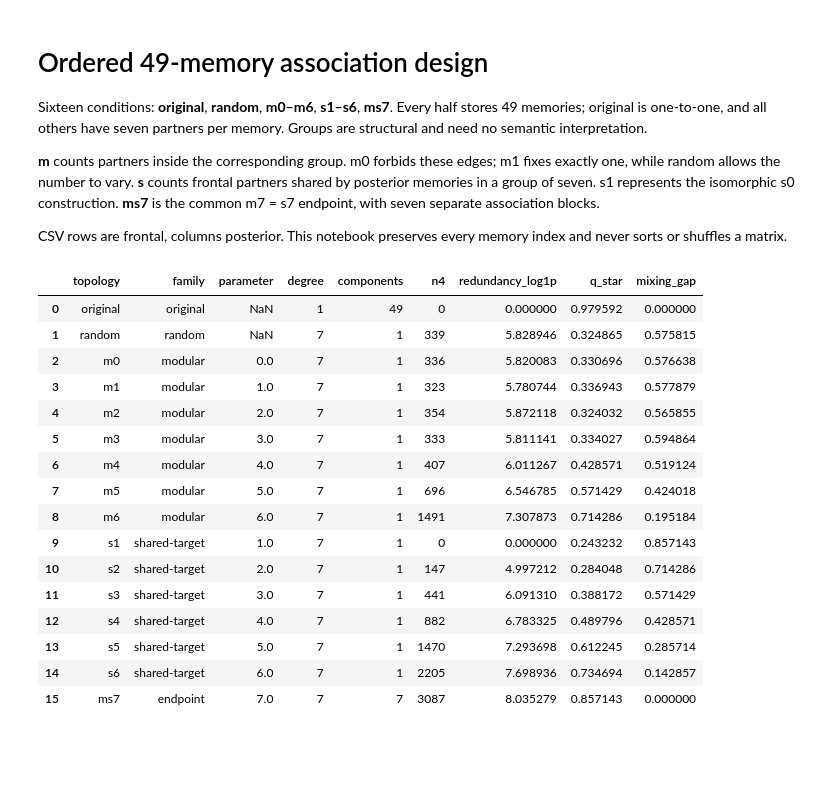
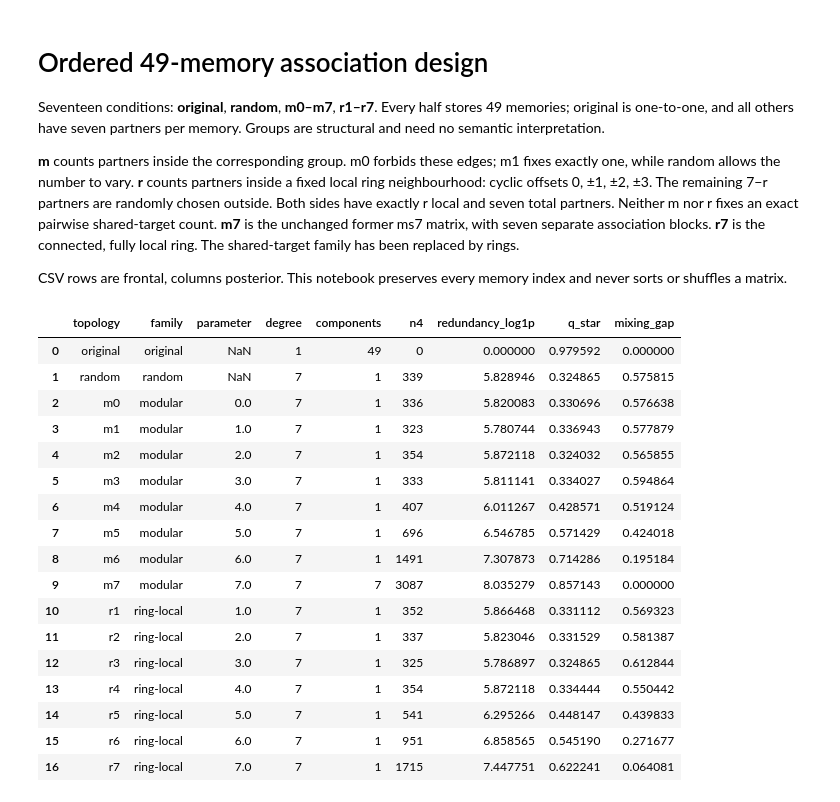
Before and after one commit to a7dita/pottsviz, a Jupyter notebook: analysis/topology_design.ipynb, the cells around one changed output. Saved outputs shown, nothing was run; the diff lists cells and outputs as text; code cells hidden in the pictures; blank space fills up the shorter version.

```diff
--- a/analysis/topology_design.ipynb
+++ b/analysis/topology_design.ipynb
@@ -1,13 +1,13 @@
 # %% [markdown]
 # Ordered 49-memory association design
 
-Sixteen conditions: **original**, **random**, **m0–m6**, **s1–s6**, **ms7**.
+Seventeen conditions: **original**, **random**, **m0–m7**, **r1–r7**.
 Every half stores 49 memories; original is one-to-one, and all others have seven partners per memory.
 Groups are structural and need no semantic interpretation.
 
 **m** counts partners inside the corresponding group. m0 forbids these edges; m1 fixes exactly one, while random allows the number to vary.
-**s** counts frontal partners shared by posterior memories in a group of seven. s1 represents the isomorphic s0 construction.
-**ms7** is the common m7 = s7 endpoint, with seven separate association blocks.
+**r** counts partners inside a fixed local ring neighbourhood: cyclic offsets 0, ±1, ±2, ±3. The remaining 7−r partners are randomly chosen outside. Both sides have exactly r local and seven total partners. Neither m nor r fixes an exact pairwise shared-target count.
+**m7** is the unchanged former ms7 matrix, with seven separate association blocks. **r7** is the connected, fully local ring. The shared-target family has been replaced by rings.
 
 CSV rows are frontal, columns posterior. This notebook preserves every memory index and never sorts or shuffles a matrix.
 # %%
@@ -15,42 +15,49 @@ from pathlib import Path
 import sys
 import json
 import numpy as np
 import pandas as pd
 import matplotlib.pyplot as plt
 
 REPO_ROOT = Path.cwd()
 if REPO_ROOT.name == 'analysis':
     REPO_ROOT = REPO_ROOT.parent
 sys.path.insert(0, str(REPO_ROOT / 'scripts'))
-from generate_topologies import build_design, graph_metrics, DEFAULT_SEED
+from generate_topologies import build_design, graph_metrics, ring_neighborhood, DEFAULT_SEED
 TOPOLOGY_DIR = REPO_ROOT / 'src/lib/topologies' if (REPO_ROOT / 'src/lib').is_dir() else REPO_ROOT / 'topologies'
 manifest = build_design(TOPOLOGY_DIR, DEFAULT_SEED)
 matrices = {item['id']: np.loadtxt(TOPOLOGY_DIR / item['file'], delimiter=',', dtype=np.uint8) for item in manifest['topologies']}
 metrics = pd.read_csv(TOPOLOGY_DIR / 'metrics.csv')
-assert len(matrices) == 16
+assert len(matrices) == 17
 assert all(matrix.shape == (49, 49) for matrix in matrices.values())
 for item in manifest['topologies']:
     fresh = graph_metrics(matrices[item['id']])
     assert all(np.isclose(fresh[key], item['metrics'][key]) for key in fresh)
+local = ring_neighborhood()
+for r in range(1, 8):
+    C = matrices[f'r{r}']
+    assert np.all(C.sum(axis=0) == 7) and np.all(C.sum(axis=1) == 7)
+    assert np.all((C*local).sum(axis=0) == r) and np.all((C*local).sum(axis=1) == r)
+assert np.array_equal(matrices['r7'], local)
 display(metrics)
 # %% [output]
 |  | topology | family | parameter | degree | components | n4 | redundancy_log1p | q_star | mixing_gap |
 | 0 | original | original | NaN | 1 | 49 | 0 | 0.000000 | 0.979592 | 0.000000 |
 | 1 | random | random | NaN | 7 | 1 | 339 | 5.828946 | 0.324865 | 0.575815 |
 | 2 | m0 | modular | 0.0 | 7 | 1 | 336 | 5.820083 | 0.330696 | 0.576638 |
 | 3 | m1 | modular | 1.0 | 7 | 1 | 323 | 5.780744 | 0.336943 | 0.577879 |
 | 4 | m2 | modular | 2.0 | 7 | 1 | 354 | 5.872118 | 0.324032 | 0.565855 |
 | 5 | m3 | modular | 3.0 | 7 | 1 | 333 | 5.811141 | 0.334027 | 0.594864 |
 | 6 | m4 | modular | 4.0 | 7 | 1 | 407 | 6.011267 | 0.428571 | 0.519124 |
 | 7 | m5 | modular | 5.0 | 7 | 1 | 696 | 6.546785 | 0.571429 | 0.424018 |
 | 8 | m6 | modular | 6.0 | 7 | 1 | 1491 | 7.307873 | 0.714286 | 0.195184 |
-| 9 | s1 | shared-target | 1.0 | 7 | 1 | 0 | 0.000000 | 0.243232 | 0.857143 |
-| 10 | s2 | shared-target | 2.0 | 7 | 1 | 147 | 4.997212 | 0.284048 | 0.714286 |
-| 11 | s3 | shared-target | 3.0 | 7 | 1 | 441 | 6.091310 | 0.388172 | 0.571429 |
-| 12 | s4 | shared-target | 4.0 | 7 | 1 | 882 | 6.783325 | 0.489796 | 0.428571 |
-| 13 | s5 | shared-target | 5.0 | 7 | 1 | 1470 | 7.293698 | 0.612245 | 0.285714 |
-| 14 | s6 | shared-target | 6.0 | 7 | 1 | 2205 | 7.698936 | 0.734694 | 0.142857 |
-| 15 | ms7 | endpoint | 7.0 | 7 | 7 | 3087 | 8.035279 | 0.857143 | 0.000000 |
+| 9 | m7 | modular | 7.0 | 7 | 7 | 3087 | 8.035279 | 0.857143 | 0.000000 |
+| 10 | r1 | ring-local | 1.0 | 7 | 1 | 352 | 5.866468 | 0.331112 | 0.569323 |
+| 11 | r2 | ring-local | 2.0 | 7 | 1 | 337 | 5.823046 | 0.331529 | 0.581387 |
+| 12 | r3 | ring-local | 3.0 | 7 | 1 | 325 | 5.786897 | 0.324865 | 0.612844 |
+| 13 | r4 | ring-local | 4.0 | 7 | 1 | 354 | 5.872118 | 0.334444 | 0.550442 |
+| 14 | r5 | ring-local | 5.0 | 7 | 1 | 541 | 6.295266 | 0.448147 | 0.439833 |
+| 15 | r6 | ring-local | 6.0 | 7 | 1 | 951 | 6.858565 | 0.545190 | 0.271677 |
+| 16 | r7 | ring-local | 7.0 | 7 | 1 | 1715 | 7.447751 | 0.622241 | 0.064081 |
 # %% [markdown]
 ## Three freshly measured topology coordinates
 
```
Also changed, not shown: parts of 3 cells of this notebook, 22 other files.
